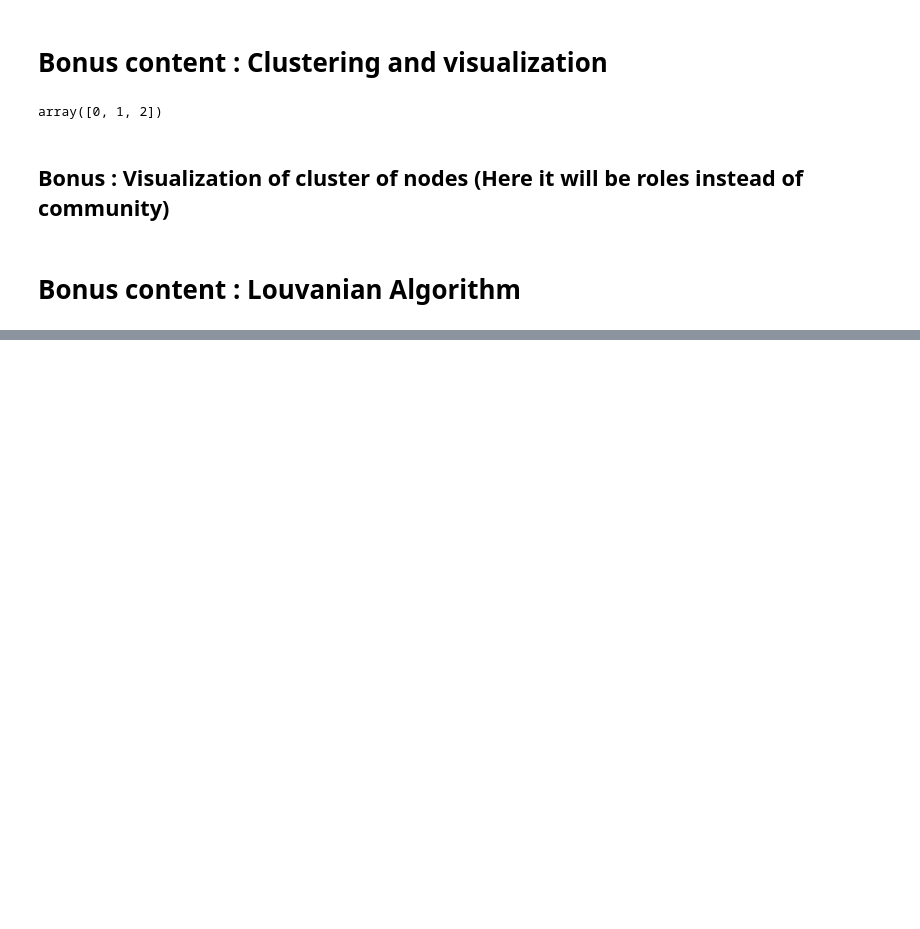
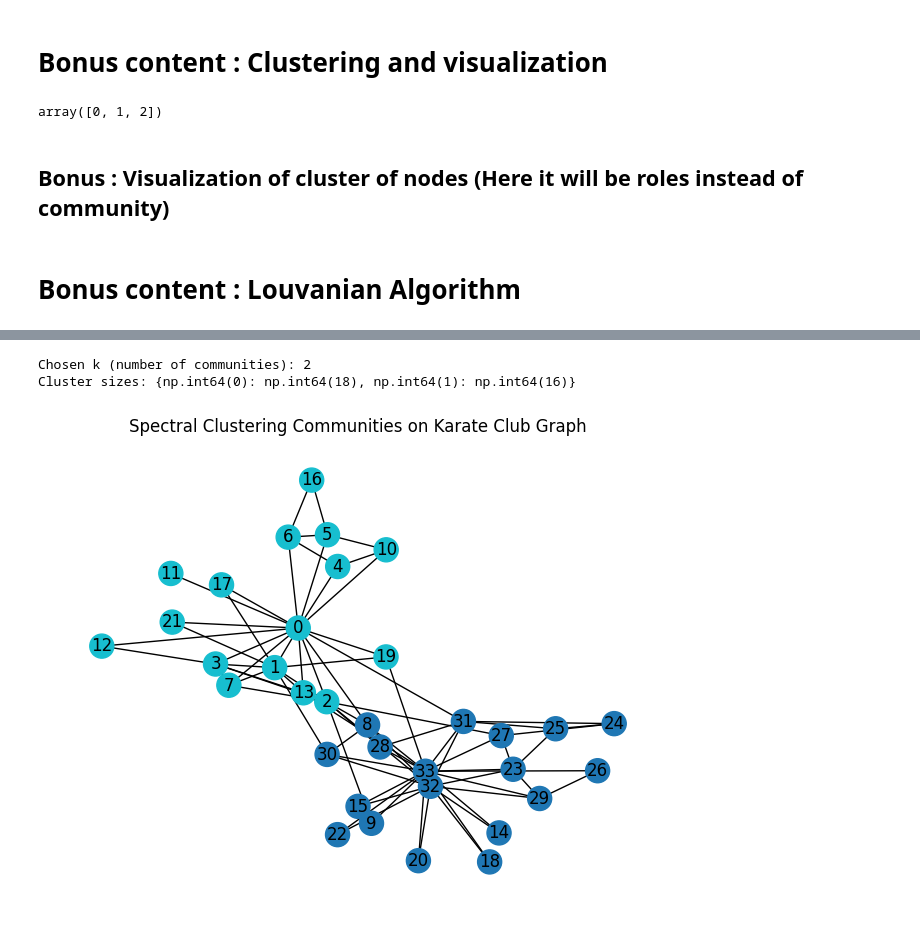
Before and after one commit to NeelMishra/graph_neural_networks_and_concepts_from_scratch, a Jupyter notebook: stanford_2018_materials/assignment_2.ipynb, the cells around one changed output, grey strips where cells are left out. Cells and saved outputs as stored; diff of their text form; code cells hidden in the pictures; blank space fills up the shorter version.

Commit message:
added the spectral clustering algorithm with plots

```diff
--- a/stanford_2018_materials/assignment_2.ipynb
+++ b/stanford_2018_materials/assignment_2.ipynb
@@ -873,0 +927,28 @@ The current modularity of the clusters are : 0.8970149752000486
+# %%
+# Build Karate Club graph and run spectral clustering
+G = nx.karate_club_graph()
+sc = SpectralClustering(G)
+labels = sc.fit(epochs=100)
+
+print("Chosen k (number of communities):", sc.k)
+unique, counts = np.unique(labels, return_counts=True)
+print("Cluster sizes:", dict(zip(unique, counts)))
+
+# Plot with node colors according to cluster labels
+pos = nx.spring_layout(G, seed=42)
+
+plt.figure(figsize=(8, 6))
+nx.draw_networkx(
+    G,
+    pos,
+    node_color=labels,
+    cmap=plt.cm.tab10,
+    with_labels=True
+)
+plt.title("Spectral Clustering Communities on Karate Club Graph")
+plt.axis("off")
+plt.show()
+# %% [output]
+Chosen k (number of communities): 2
+Cluster sizes: {np.int64(0): np.int64(18), np.int64(1): np.int64(16)}
+[figure, added]
```
Also changed, not shown: parts of 11 cells of this notebook.
